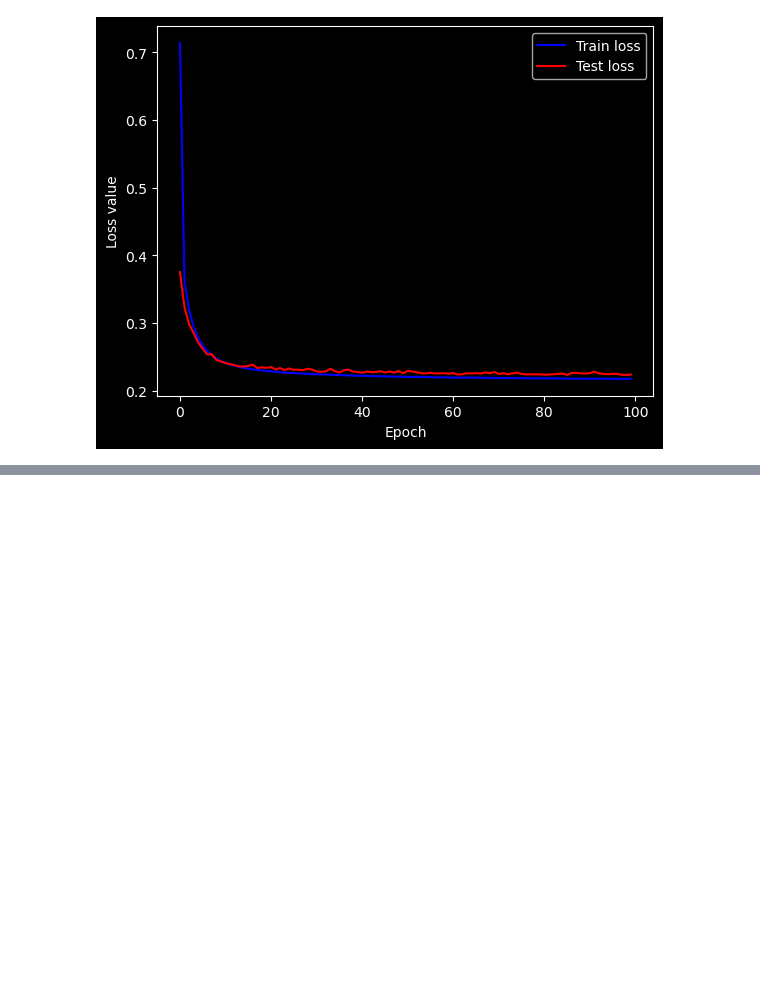
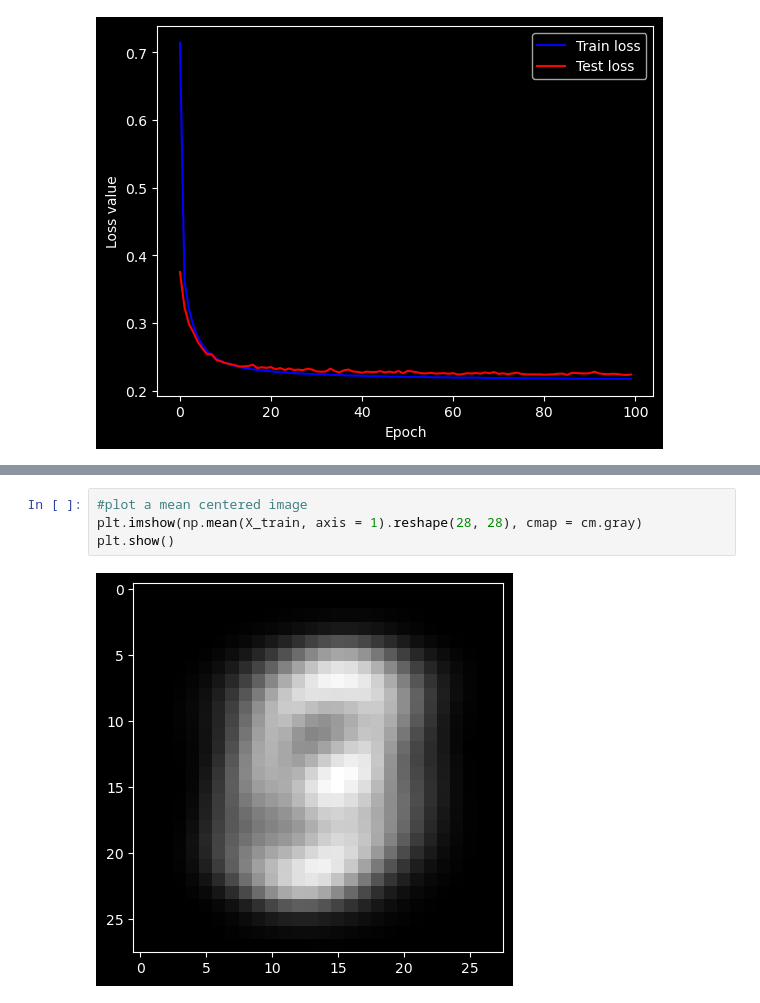
Before and after one commit to adityab24840/Deep-Learning, a Jupyter notebook: Code/NeuralNetwork_Classifier_Part1.ipynb, the cells around one changed output, grey strips where cells are left out. Saved outputs shown, nothing was run; the diff lists cells and outputs as text; blank space fills up the shorter version.

```diff
--- a/Code/NeuralNetwork_Classifier_Part1.ipynb
+++ b/Code/NeuralNetwork_Classifier_Part1.ipynb
@@ -417,0 +418,6 @@ np.mean(ytrue == ypred)
+# %%
+#plot a mean centered image
+plt.imshow(np.mean(X_train, axis = 1).reshape(28, 28), cmap = cm.gray)
+plt.show()
+# %% [output]
+[figure, added]
```
Also changed, not shown: parts of 3 cells of this notebook.
